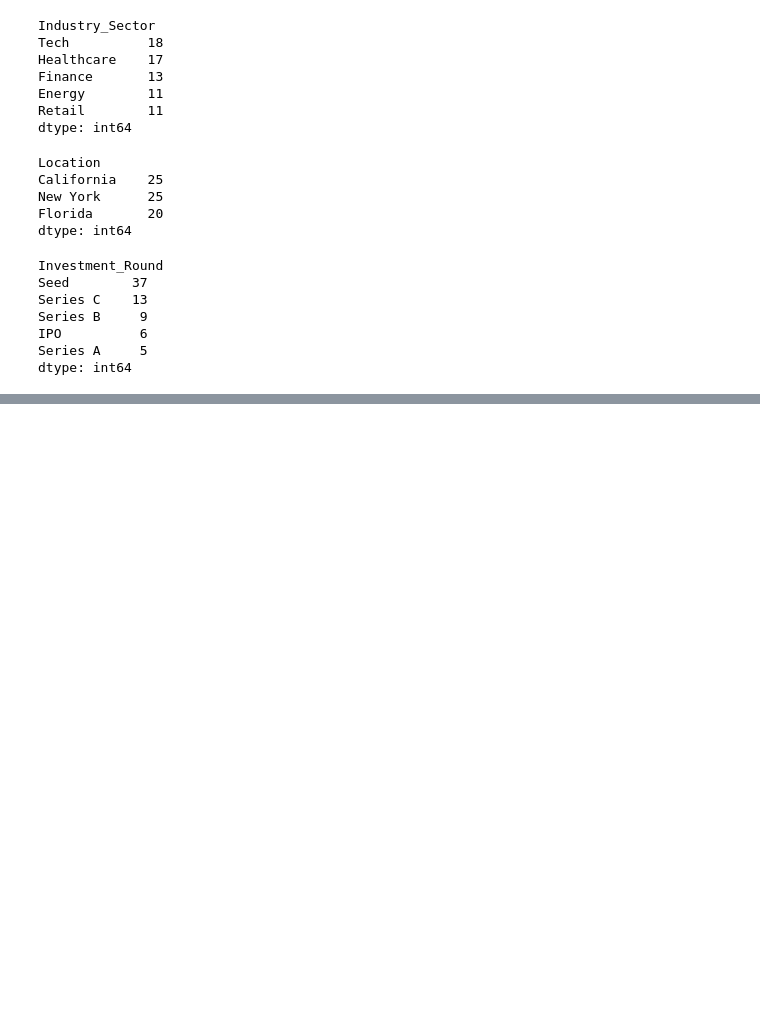
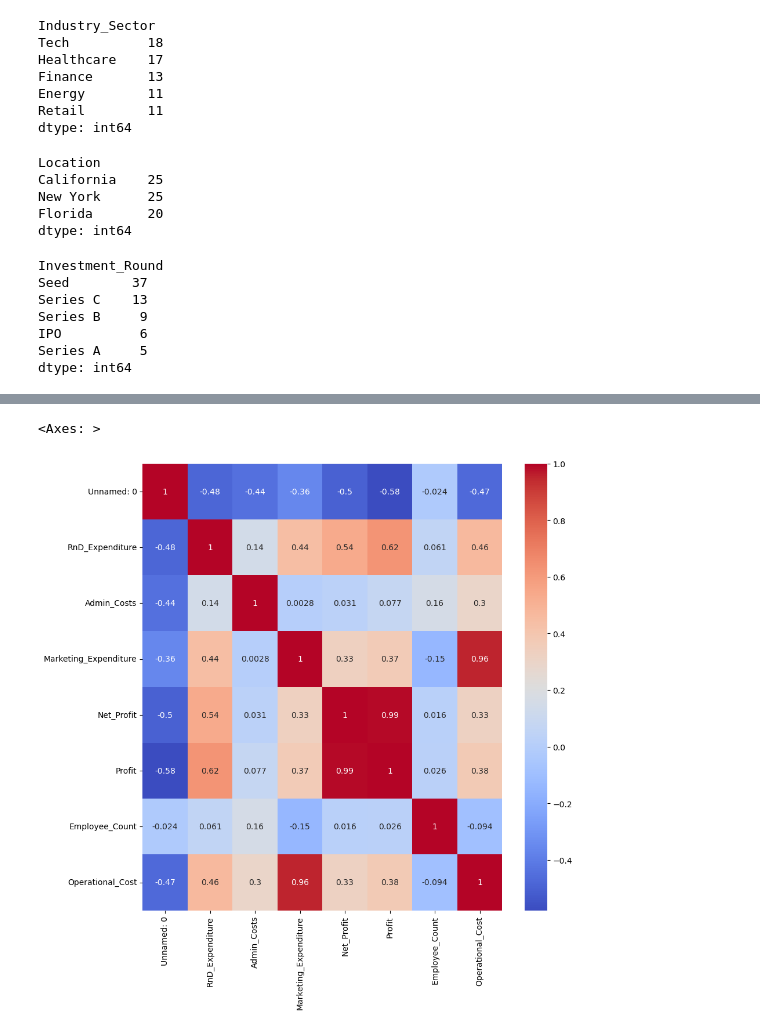
Before and after one commit to joseklapp/UCEMA_2023, a Jupyter notebook: part-3/tp startups regresion/TP 3 - Regresion Startups.ipynb, the cells around one changed output, grey strips where cells are left out. Drawn from its saved outputs; the diff is of its cells as text; code cells hidden in the pictures; blank space fills up the shorter version.

```diff
--- a/part-3/tp startups regresion/TP 3 - Regresion Startups.ipynb
+++ b/part-3/tp startups regresion/TP 3 - Regresion Startups.ipynb
@@ -103,0 +154,12 @@ dtype: int64
+# %%
+plt.figure(figsize = (10, 10))
+
+sns.heatmap(
+    df.corr(),
+    cmap = 'coolwarm',
+    annot = True,
+    annot_kws = {"size": 10}
+)
+# %% [output]
+<Axes: >
+[figure, added]
```
Also changed, not shown: parts of 24 cells of this notebook.
